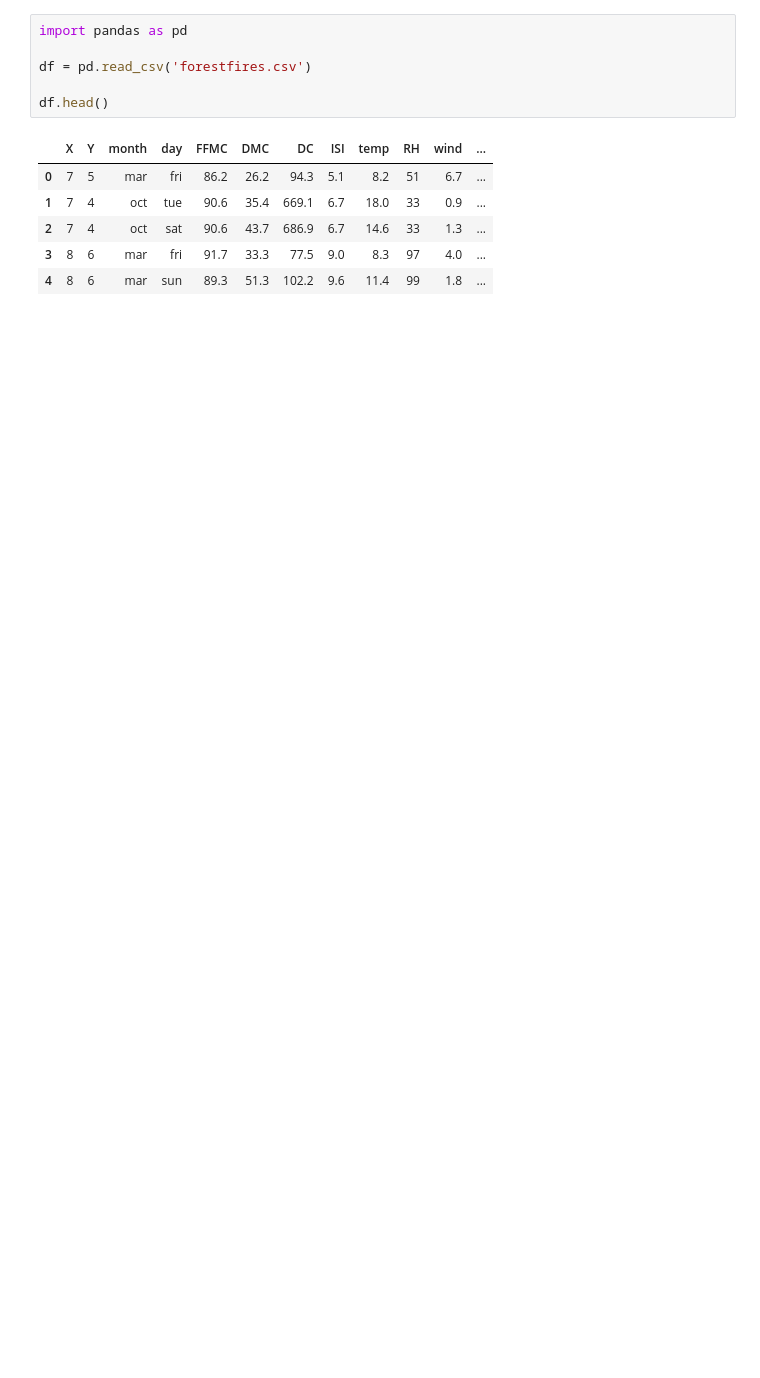
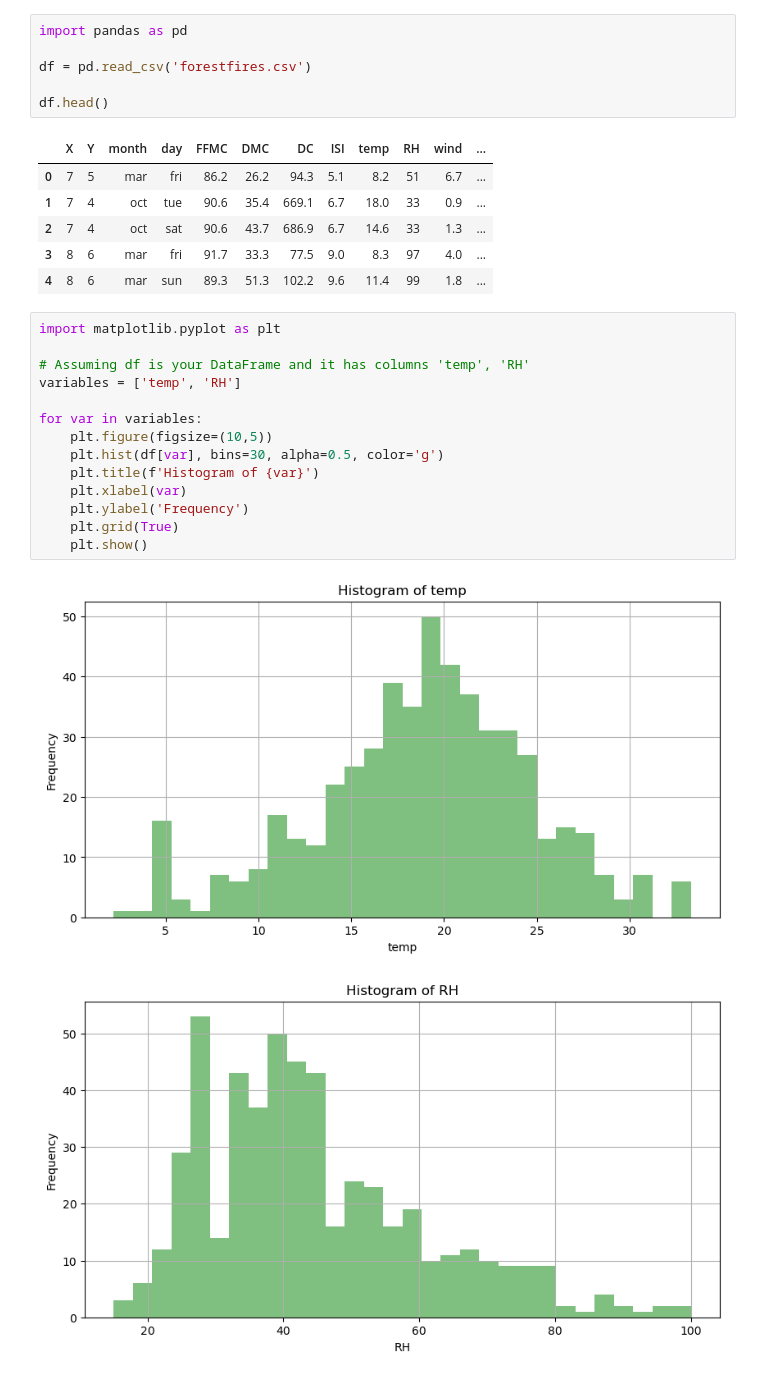
Before and after one commit to pauloarayasantiago/forest-fire-model, a Jupyter notebook: forest_fire_model_portugal.ipynb, the cells around one changed output. Cells and saved outputs as stored; diff of their text form; blank space fills up the shorter version.

```diff
--- a/forest_fire_model_portugal.ipynb
+++ b/forest_fire_model_portugal.ipynb
@@ -16,3 +17,20 @@ df.head()
 | 2 | 7 | 4 | oct | sat | 90.6 | 43.7 | 686.9 | 6.7 | 14.6 | 33 | 1.3 | ... |
 | 3 | 8 | 6 | mar | fri | 91.7 | 33.3 | 77.5 | 9.0 | 8.3 | 97 | 4.0 | ... |
 | 4 | 8 | 6 | mar | sun | 89.3 | 51.3 | 102.2 | 9.6 | 11.4 | 99 | 1.8 | ... |
+# %%
+import matplotlib.pyplot as plt
+
+# Assuming df is your DataFrame and it has columns 'temp', 'RH'
+variables = ['temp', 'RH']
+
+for var in variables:
+    plt.figure(figsize=(10,5))
+    plt.hist(df[var], bins=30, alpha=0.5, color='g')
+    plt.title(f'Histogram of {var}')
+    plt.xlabel(var)
+    plt.ylabel('Frequency')
+    plt.grid(True)
+    plt.show()
+# %% [output]
+[figure, added]
+[figure, added]
```
Also changed, not shown: parts of 8 cells of this notebook.
